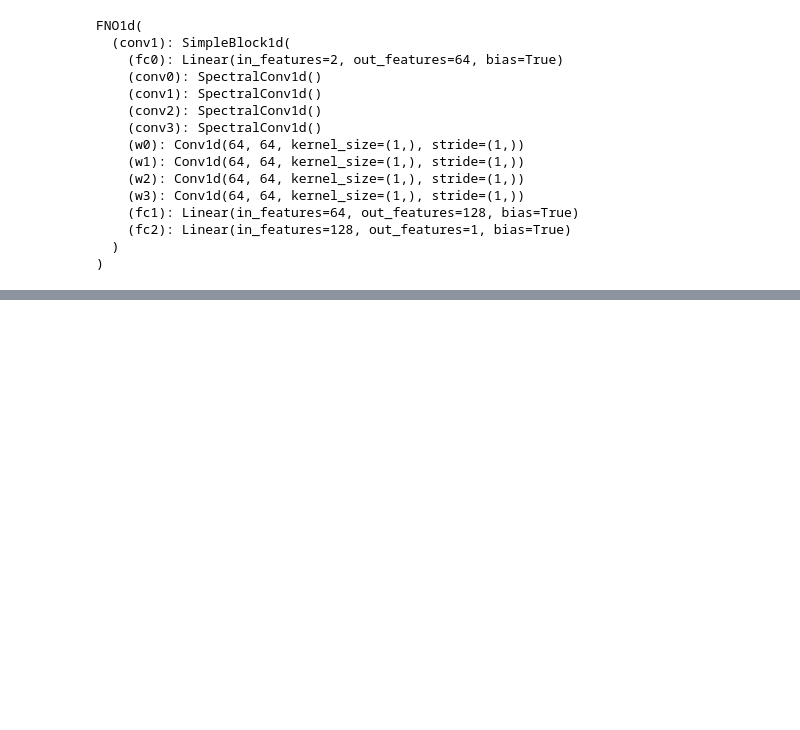
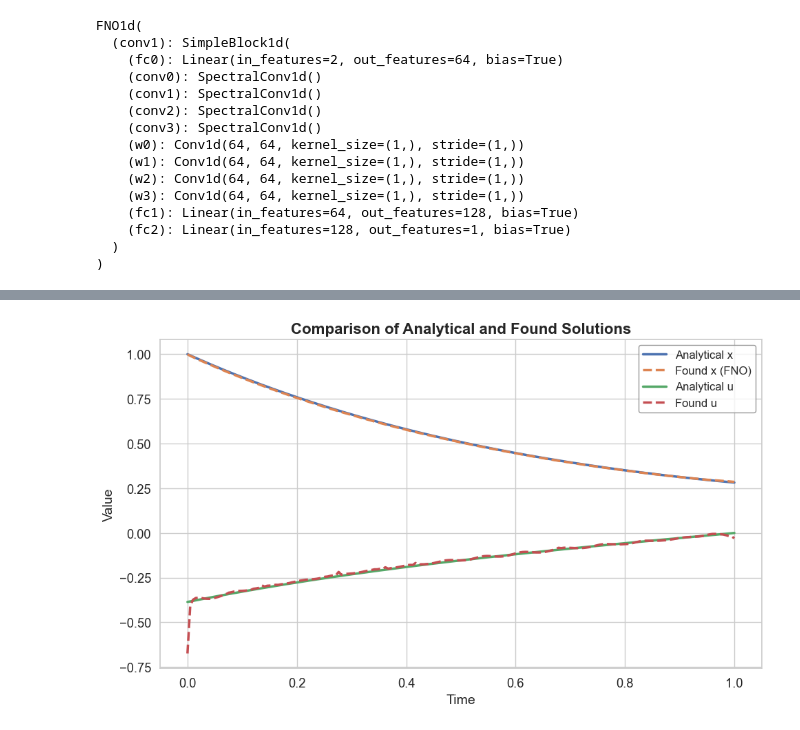
Before and after one commit to kankeinai/Thesis, a Jupyter notebook: playground_FNO.ipynb, the cells around one changed output, grey strips where cells are left out. Saved outputs shown, nothing was run; the diff lists cells and outputs as text; code cells hidden in the pictures; blank space fills up the shorter version.

```diff
--- a/playground_FNO.ipynb
+++ b/playground_FNO.ipynb
@@ -120,0 +253,4 @@ plt.show()
+# %%
+plot_analytical_and_found_solutions(t_plot, analytical_x_vals, x_found, analytical_u_vals, u_found)
+# %% [output]
+[figure, added]
```
Also changed, not shown: parts of 27 cells of this notebook, 5 other files.
